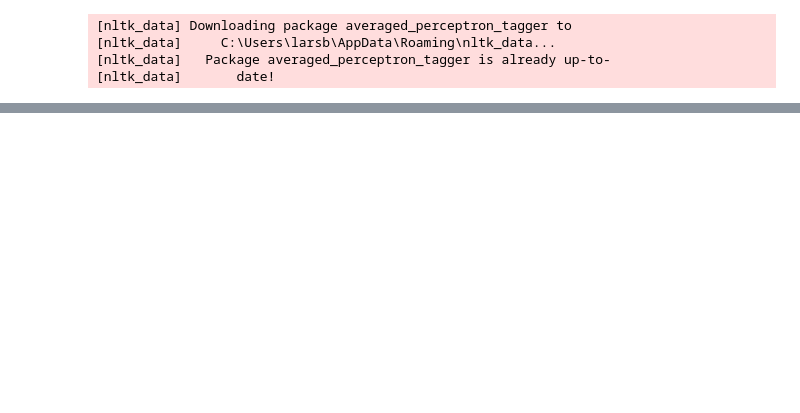
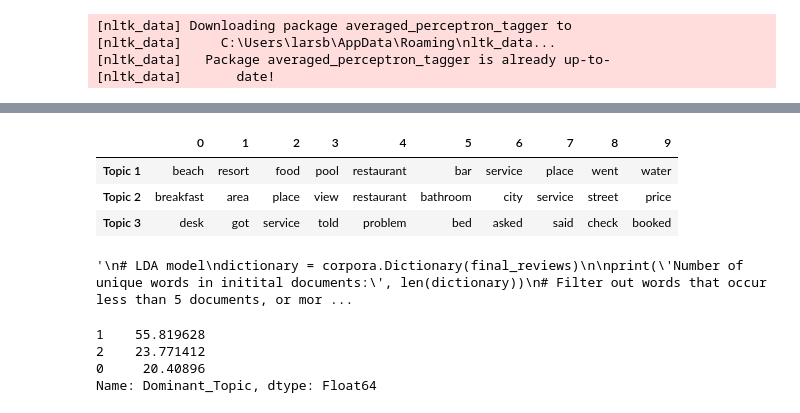
Before and after one commit to Milan-Exchange/Text-Mining-and-Search, a Jupyter notebook: topic_modeling/lda.ipynb, the cells around one changed output, grey strips where cells are left out. Cells and saved outputs as stored; diff of their text form; code cells hidden in the pictures; blank space fills up the shorter version.

```diff
--- a/topic_modeling/lda.ipynb
+++ b/topic_modeling/lda.ipynb
@@ -352,0 +314,77 @@ topic
+# %%
+all_topics = {}
+num_terms = 10 # Adjust number of words to represent each topic.
+lambd = 1 # Adjust this accordingly based on tuning above in pyLDAvis.
+for i in range(1,4): #Adjust this to reflect number of topics chosen for final LDA model.
+    topic = vis.topic_info[vis.topic_info.Category == 'Topic'+str(i)].copy()
+    topic['relevance'] = topic['loglift']*(1-lambd)+topic['logprob']*lambd
+    all_topics['Topic '+str(i)] = topic.sort_values(by='relevance', ascending=False).Term[:num_terms].values
+
+pd.DataFrame(all_topics).T
+# %% [output]
+|  | 0 | 1 | 2 | 3 | 4 | 5 | 6 | 7 | 8 | 9 |
+| Topic 1 | beach | resort | food | pool | restaurant | bar | service | place | went | water |
+| Topic 2 | breakfast | area | place | view | restaurant | bathroom | city | service | street | price |
+| Topic 3 | desk | got | service | told | problem | bed | asked | said | check | booked |
+# %%
+"""
+# LDA model
+dictionary = corpora.Dictionary(final_reviews)
+
+print('Number of unique words in initital documents:', len(dictionary))
+# Filter out words that occur less than 5 documents, or more than 50% of the documents.
+dictionary.filter_extremes(no_below=5, no_above=0.5)
+print('Number of unique words after removing rare and common words:', len(dictionary))
+
+doc_term_matrix = [dictionary.doc2bow(doc) for doc in final_reviews]
+
+
+# Test diffen k-values for LDA
+from gensim.models.ldamulticore import LdaMulticore
+
+def calc_coherence_values(dictionary, corpus, texts, limit = 15, start = 1, step = 2):
+    coherence_values = []
+    model_list = []
+    for num_topics in range(start, limit, step):
+
+        model = gensim.models.ldamodel.LdaModel(corpus=doc_term_matrix,
+                                           id2word=dictionary,
+                                           num_topics=num_topics,
+                                           random_state=100,
+                                           chunksize=2000,
+                                           passes=40,
+                                           alpha='symmetric',
+                                           eta= 0.1,
+                                           iterations=100,
+                                           #per_word_topics=True
+                                                )
+
+        print('model created')
+        coherencemodel = CoherenceModel(model = model, texts = texts, dictionary = dictionary, coherence = 'c_v')
+        print(coherencemodel.get_coherence())
+        coherence_values.append(coherencemodel.get_coherence())
+    return model_list, coherence_values
+
+model_list, coherence_values = calc_coherence_values(dictionary = dictionary, corpus = doc_term_matrix, texts = final_reviews, start = 1, limit = 15, step = 2)
+
+
+
+limit, start, step = 15, 1, 2
+x = range(start, limit, step)
+plt.plot(x, coherence_values)
+plt.xlabel("Number of topics")
+plt.ylabel("Coherence")
+plt.legend(("coherence_values"), loc='best')
+plt.show()
+
+"""
+# %% [output]
+'\n# LDA model\ndictionary = corpora.Dictionary(final_reviews)\n\nprint(\'Number of unique words in initital documents:\', len(dictionary))\n# Filter out words that occur less than 5 documents, or mor ...
+# %%
+# Gives us topic topic distribution within corpus.
+df_dominant_topic['Dominant_Topic'].value_counts(normalize=True) * 100
+# %% [output]
+1    55.819628
+2    23.771412
+0     20.40896
+Name: Dominant_Topic, dtype: Float64
```
Also changed, not shown: parts of 15 cells of this notebook, 1 other file.
